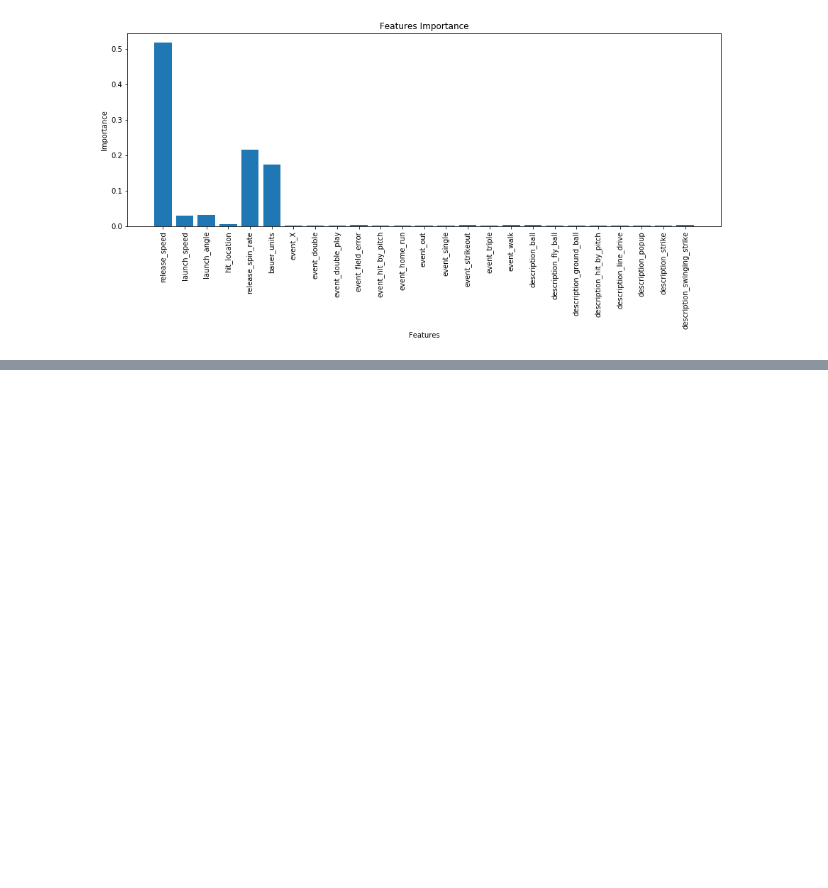
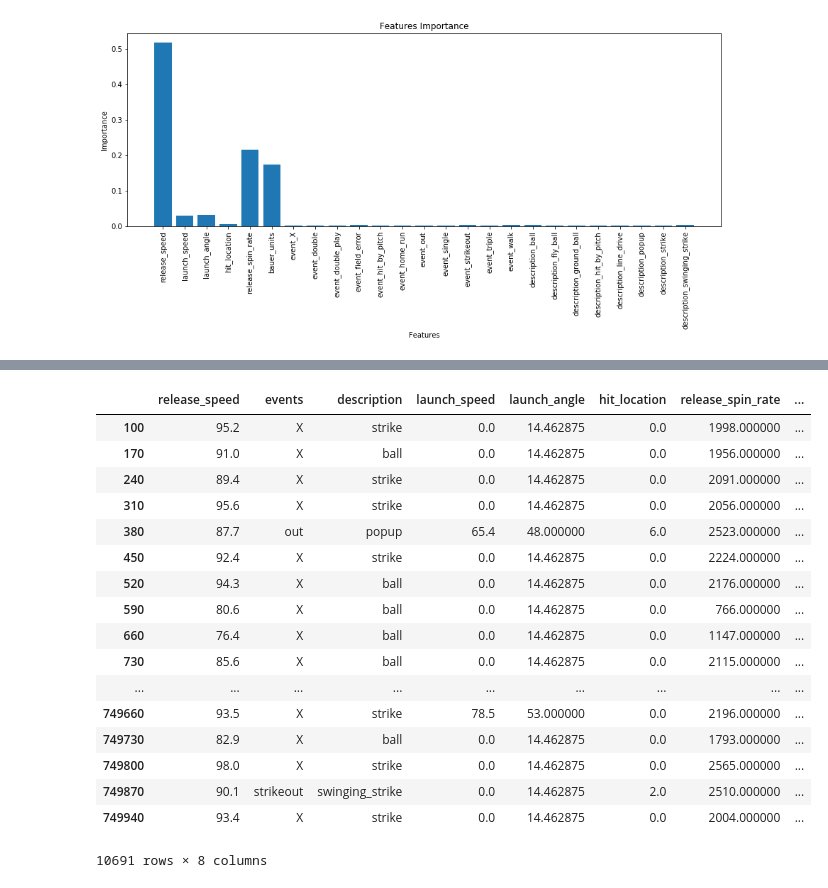
Before and after one commit to nradich/Pitch_Effective, a Jupyter notebook: LHP_model_testing.ipynb, the cells around one changed output, grey strips where cells are left out. Saved outputs shown, nothing was run; the diff lists cells and outputs as text; code cells hidden in the pictures; blank space fills up the shorter version.

```diff
--- a/LHP_model_testing.ipynb
+++ b/LHP_model_testing.ipynb
@@ -272,0 +316,19 @@ plt.show()
+# %%
+from sklearn.preprocessing import OrdinalEncoder
+#the ordinal encoding for the description column
+#for more advanced, could use ratio
+desc_categories = [
+        ['ball',0],
+        ['line_drive', 1],
+        ['fly_ball', 2],
+        ['_hit_by_pitch', 3],
+        ['popup',4],
+        ['ground_ball', 5],
+        ['strike', 6],
+        ['swinging_strike', 7]
+        ]
+ordenc = OrdinalEncoder()
+test_column = X.description
+test_column = test_column.values.reshape(-1, 1)
+ordenc.fit(X)
+ordenc.transform(X)
@@ -272,0 +349,21 @@ plt.show()
+# %%
+X
+# %% [output]
+|  | release_speed | events | description | launch_speed | launch_angle | hit_location | release_spin_rate | ... |
+| 100 | 95.2 | X | strike | 0.0 | 14.462875 | 0.0 | 1998.000000 | ... |
+| 170 | 91.0 | X | ball | 0.0 | 14.462875 | 0.0 | 1956.000000 | ... |
+| 240 | 89.4 | X | strike | 0.0 | 14.462875 | 0.0 | 2091.000000 | ... |
+| 310 | 95.6 | X | strike | 0.0 | 14.462875 | 0.0 | 2056.000000 | ... |
+| 380 | 87.7 | out | popup | 65.4 | 48.000000 | 6.0 | 2523.000000 | ... |
+| 450 | 92.4 | X | strike | 0.0 | 14.462875 | 0.0 | 2224.000000 | ... |
+| 520 | 94.3 | X | ball | 0.0 | 14.462875 | 0.0 | 2176.000000 | ... |
+| 590 | 80.6 | X | ball | 0.0 | 14.462875 | 0.0 | 766.000000 | ... |
+| 660 | 76.4 | X | ball | 0.0 | 14.462875 | 0.0 | 1147.000000 | ... |
+| 730 | 85.6 | X | ball | 0.0 | 14.462875 | 0.0 | 2115.000000 | ... |
+| ... | ... | ... | ... | ... | ... | ... | ... | ... |
+| 749660 | 93.5 | X | strike | 78.5 | 53.000000 | 0.0 | 2196.000000 | ... |
+| 749730 | 82.9 | X | ball | 0.0 | 14.462875 | 0.0 | 1793.000000 | ... |
+| 749800 | 98.0 | X | strike | 0.0 | 14.462875 | 0.0 | 2565.000000 | ... |
+| 749870 | 90.1 | strikeout | swinging_strike | 0.0 | 14.462875 | 2.0 | 2510.000000 | ... |
+| 749940 | 93.4 | X | strike | 0.0 | 14.462875 | 0.0 | 2004.000000 | ... |
+10691 rows × 8 columns
```
Also changed, not shown: parts of 8 cells of this notebook.
